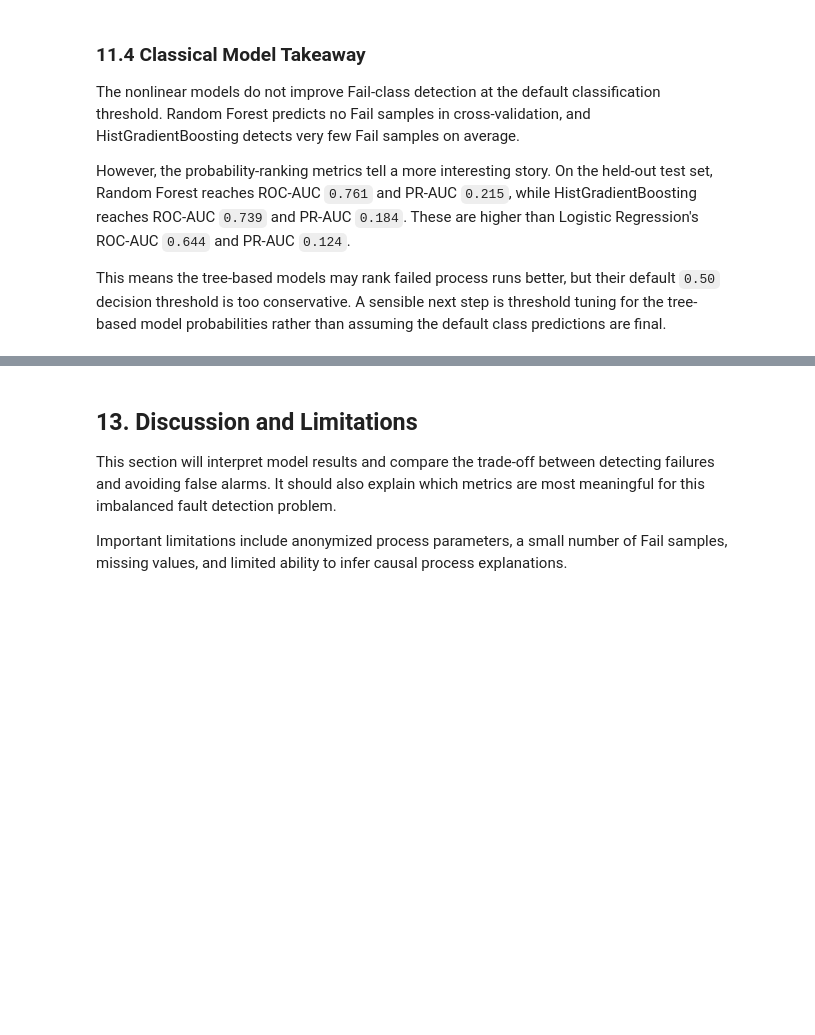
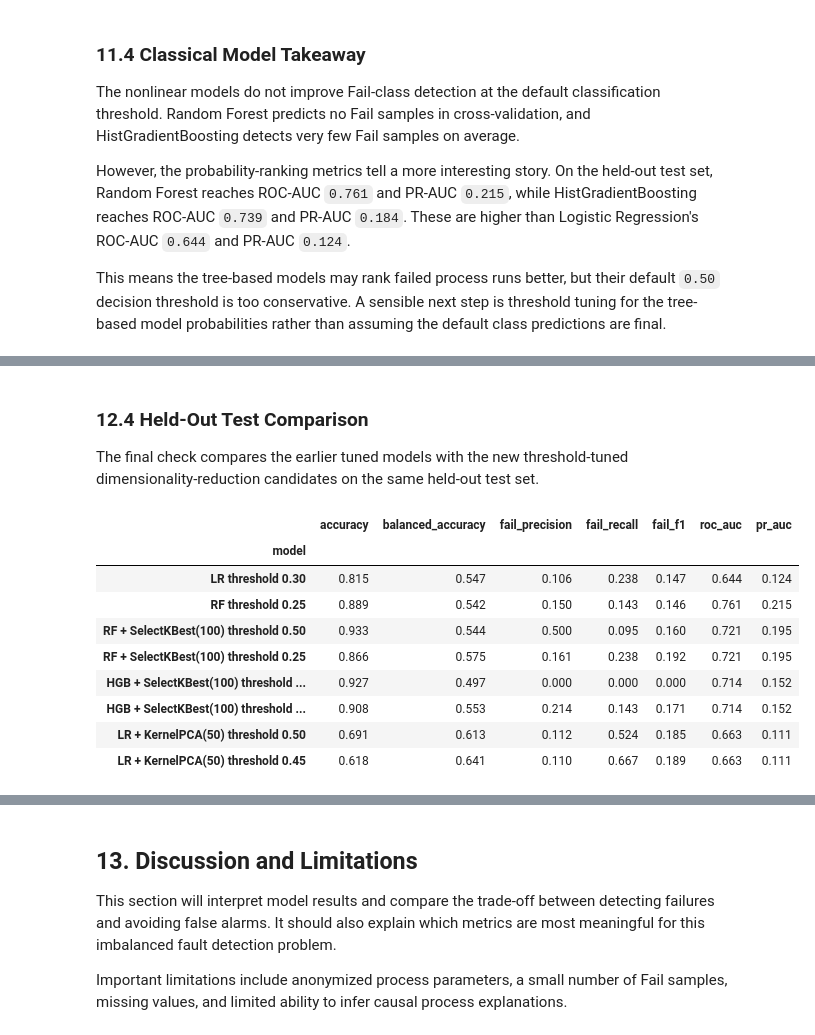
Before and after one commit to Spalding13/secom-fault-detection, a Jupyter notebook: notebooks/01_secom_fault_detection.ipynb, the cells around one changed output, grey strips where cells are left out. Drawn from its saved outputs; the diff is of its cells as text; code cells hidden in the pictures; blank space fills up the shorter version.

```diff
--- a/notebooks/01_secom_fault_detection.ipynb
+++ b/notebooks/01_secom_fault_detection.ipynb
@@ -897,11 +887,7 @@ threshold_results[[
 | 12 | 0.65 | 0.567 | 0.147 | 0.229 | 0.179 |
 | 1 | 0.10 | 0.583 | 0.119 | 0.349 | 0.178 |
 # %%
-best_threshold_row = threshold_results.sort_values(
-    ["fail_f1", "fail_recall"],
-    ascending=False
-).iloc[0]
-
+best_threshold_row = select_best_threshold(threshold_results)
 best_threshold = best_threshold_row["threshold"]
 
 print(f"Best threshold by out-of-fold Fail F1-score: {best_threshold:.2f}")
@@ -1114,0 +1351,14 @@ If PCA is used, it must be placed inside a Pipeline after imputation and scaling
+# %%
+top_dimensionality_model_names = (
+    dimensionality_cv_summary
+    .sort_values(["pr_auc_mean", "fail_f1_mean"], ascending=False)
+    .head(2)
+    .index
+    .tolist()
+)
+
+kernel_pca_model_name = f"LR + KernelPCA({kernel_pca_components})"
+if kernel_pca_model_name not in top_dimensionality_model_names:
+    top_dimensionality_model_names.append(kernel_pca_model_name)
+
+top_dimensionality_model_names
@@ -1114,0 +1418,41 @@ If PCA is used, it must be placed inside a Pipeline after imputation and scaling
+# %% [markdown]
+### 12.4 Held-Out Test Comparison
+
+The final check compares the earlier tuned models with the new threshold-tuned dimensionality-reduction candidates on the same held-out test set.
+# %%
+advanced_test_comparison = pd.DataFrame([
+    summarize_model(
+        f"LR threshold {best_threshold:.2f}",
+        y_test,
+        tuned_threshold_pred,
+        test_fail_proba
+    ),
+    summarize_model(
+        f"RF threshold {rf_best_threshold:.2f}",
+        y_test,
+        rf_tuned_pred,
+        rf_fail_proba
+    ),
+    *advanced_threshold_test_rows,
+]).set_index("model")
+
+advanced_test_comparison[[
+    "accuracy",
+    "balanced_accuracy",
+    "fail_precision",
+    "fail_recall",
+    "fail_f1",
+    "roc_auc",
+    "pr_auc",
+]].round(3)
+# %% [output]
+|  | accuracy | balanced_accuracy | fail_precision | fail_recall | fail_f1 | roc_auc | pr_auc |
+| model |  |  |  |  |  |  |  |
+| LR threshold 0.30 | 0.815 | 0.547 | 0.106 | 0.238 | 0.147 | 0.644 | 0.124 |
+| RF threshold 0.25 | 0.889 | 0.542 | 0.150 | 0.143 | 0.146 | 0.761 | 0.215 |
+| RF + SelectKBest(100) threshold 0.50 | 0.933 | 0.544 | 0.500 | 0.095 | 0.160 | 0.721 | 0.195 |
+| RF + SelectKBest(100) threshold 0.25 | 0.866 | 0.575 | 0.161 | 0.238 | 0.192 | 0.721 | 0.195 |
+| HGB + SelectKBest(100) threshold ... | 0.927 | 0.497 | 0.000 | 0.000 | 0.000 | 0.714 | 0.152 |
+| HGB + SelectKBest(100) threshold ... | 0.908 | 0.553 | 0.214 | 0.143 | 0.171 | 0.714 | 0.152 |
+| LR + KernelPCA(50) threshold 0.50 | 0.691 | 0.613 | 0.112 | 0.524 | 0.185 | 0.663 | 0.111 |
+| LR + KernelPCA(50) threshold 0.45 | 0.618 | 0.641 | 0.110 | 0.667 | 0.189 | 0.663 | 0.111 |
```
Also changed, not shown: parts of 19 cells of this notebook, 1 other file.
